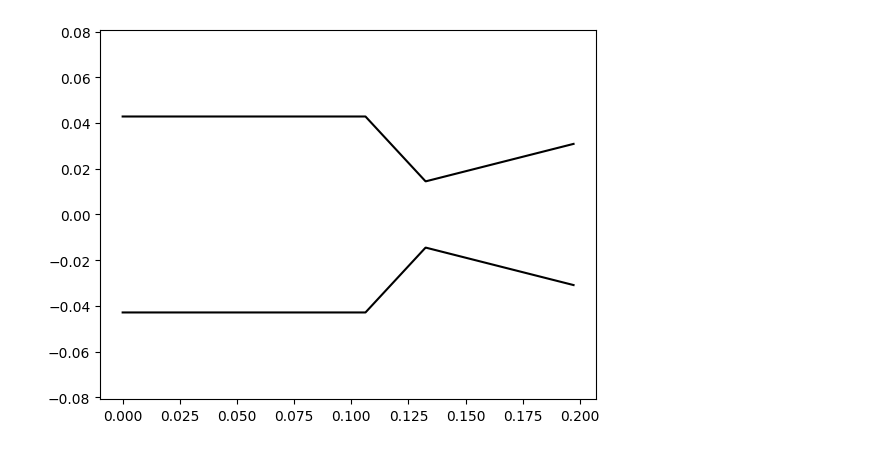
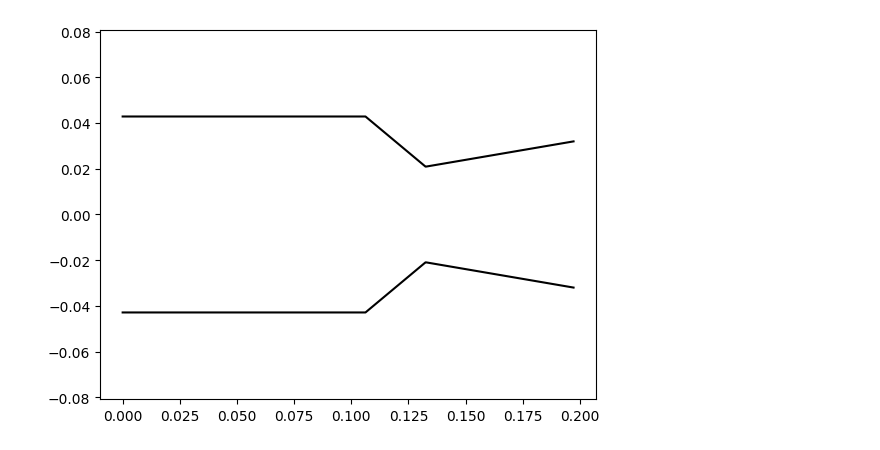
Before and after one commit to UC-Davis-APRL/enginethermals, a Jupyter notebook: Regenerative Cooling Calculator.ipynb, the cells around one changed output. Cells and saved outputs as stored; diff of their text form; code cells hidden in the pictures.

Commit message:
WIP
Updated Chamber Properties
Engine Contour Subject to Change

```diff
--- a/Regenerative Cooling Calculator.ipynb
+++ b/Regenerative Cooling Calculator.ipynb
@@ -93,22 +93,23 @@ def Engine_Contour(L, x_c, x_t, x_e, D_c, D_t, D_e, n):
 
     return(x_list, A_list)
 
-def Regen(D_ch, L_ch, n, mdot_p, Cp_p, rho_p, mu_p, k_p, T_p0):
+def Regen(D_ch, L_ch, n, mdot_p, Cp_p, rho_p, k_p, T_p0):
 
     #Channel Parameters
     A_ch = pi*(D_ch/2)**2
     P_ch = pi*D_ch
     v_p = mdot_p/(rho_p*A_ch)
+
+    #Initial Conditions
+    T_p = T_p0
+    mu_p = 0.0015398*np.exp(-6.91098 + 9.78853*(293.15/T_p) - 2.87189*(293.15/T_p)**2)
     Re = rho_p*v_p*D_ch/mu_p
     Pr = Cp_p*mu_p/k_p
     Nu = 0.023*(Re**(4/5))*(Pr**0.4)
     h_p = Nu*k_p/D_ch
-
-    #Initial Conditions
-    T_p = T_p0
     T_hw, h_g, q, T_aw = Bartz_Iterator(T_c = T_c, T_p = T_p, Ma = 0, A = A, h_p = h_p, k_w = 160, t_w = 0.00381) #hard coded values here, fix later
     dx = L_ch/n
-    x_list, A_list = Engine_Contour(L = L_ch, x_c = 0.106230, x_t = 0.132530, x_e = 0.197256, D_c = 0.085725, D_t = 0.028956, D_e = 0.061760, n = n) #hard coded values here, fix later
+    x_list, A_list = Engine_Contour(L = L_ch, x_c = 0.106230, x_t = 0.132530, x_e = 0.197256, D_c = 0.085725, D_t = D_t, D_e = 0.0639501753075, n = n) #hard coded values here, fix later
     x_index = 0
 
     #Initialize Lists for Plotting Later
@@ -119,8 +120,15 @@ def Regen(D_ch, L_ch, n, mdot_p, Cp_p, rho_p, mu_p, k_p, T_p0):
 
     #Propellant Heating
     for x in x_list:
-        T_res = 1
         q_res = 1
+
+        #Adjust dx for Path Length
+        if x < 0.106230:
+            ds = dx
+        elif x >= 0.106230 and x <= 0.132530:
+            ds = dx/np.cos(1.1369529591)
+        elif x > 0.132530:
+            ds = dx/np.cos(0.469083409914)
 
         #Determine Local Area, Mach Number, and Combustion Gas Properties
         A_g = A_list[x_index]
@@ -139,19 +147,26 @@ def Regen(D_ch, L_ch, n, mdot_p, Cp_p, rho_p, mu_p, k_p, T_p0):
         q_prev = q
 
         # For every x position, run Bartz Loop and Heating Loop
-        while T_res > 10e-6 and q_res > 10e-6:
+        while q_res > 10e-6:
 
             #Update old values
             T_p_old = T_p
             q_old = q
 
             #Calculate Temperature Increment
-            dT = q*P_ch*dx/(mdot_p*Cp_p)
+            dT = q*P_ch*ds/(mdot_p*Cp_p)
             T_p = T_p_prev + dT
+
+            #Establish New Material Properties
+            T_pavg = (T_p_old + T_p)/2
+            mu_p = 0.0015398*np.exp(-6.91098 + 9.78853*(293.15/T_pavg) - 2.87189*(293.15/T_pavg)**2)
+            Re = rho_p*v_p*D_ch/mu_p
+            Pr = Cp_p*mu_p/k_p
+            Nu = 0.023*(Re**(4/5))*(Pr**0.4)
+            h_p = Nu*k_p/D_ch
 
             T_hw, h_g, q, T_aw = Bartz_Iterator(T_c = T_c, T_p = T_p, Ma = Ma, A = A_g, h_p = h_p, k_w = 160, t_w = 0.00381) #hard coded values here, fix later
 
-            T_res = abs(T_p-T_p_old)
             q_res = abs(q-q_old)
 
         T_p_arr.append(T_p)
@@ -190,10 +205,10 @@ def Regen(D_ch, L_ch, n, mdot_p, Cp_p, rho_p, mu_p, k_p, T_p0):
 # %%
 #Test Runs
 
 #Bartz_Iterator(T_c = T_c, T_p = 330, Ma = 0, A = A, h_p = 17435.70437, k_w = 160, t_w = 0.00381)
 
 #Engine_Contour(L = 0.197256, x_c = 0.106230, x_t = 0.132530, x_e = 0.197256, D_c = 0.085725, D_t = 0.028956, D_e = 0.061760, n = 1000)
 
-Regen(D_ch = 0.002763953196, L_ch = 0.197256, n = 1000, mdot_p = 0.1322253981, Cp_p = 2010, rho_p = 820, mu_p = 0.00164, k_p = 0.125, T_p0 = 330)
+Regen(D_ch = 0.002763953196, L_ch = 0.197256, n = 1000, mdot_p = 0.1322253981, Cp_p = 2010, rho_p = 820, k_p = 0.125, T_p0 = 330)
 # %% [output]
-[figure, old version]
+[figure, new version]
```
Also changed, not shown: parts of 1 cell of this notebook.
